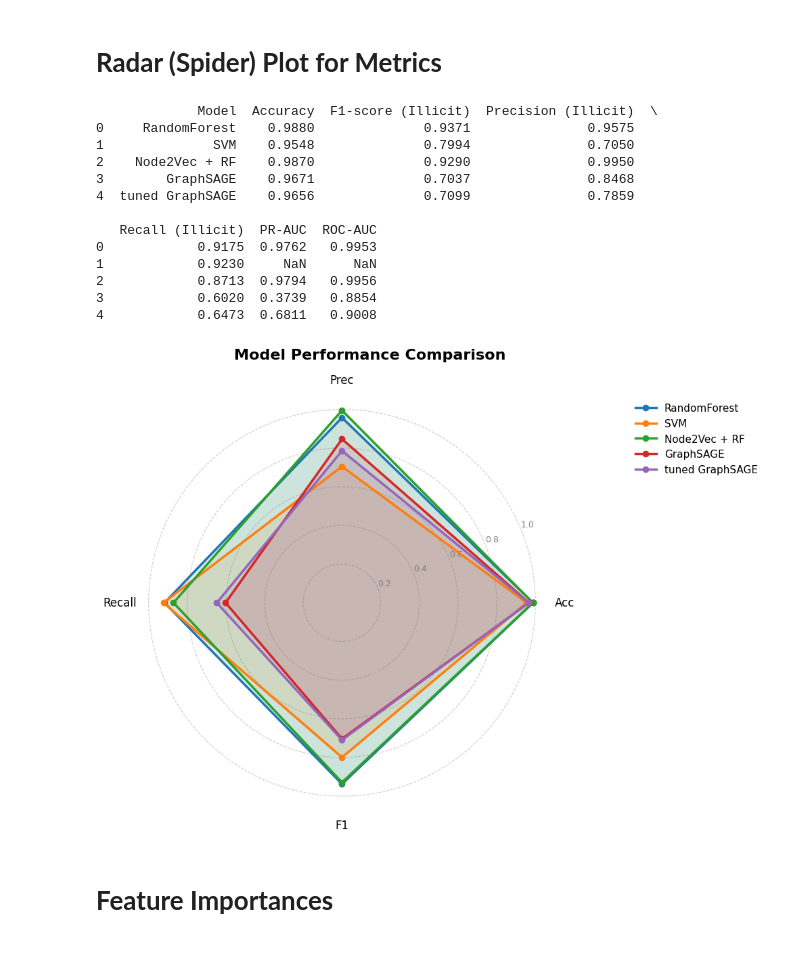
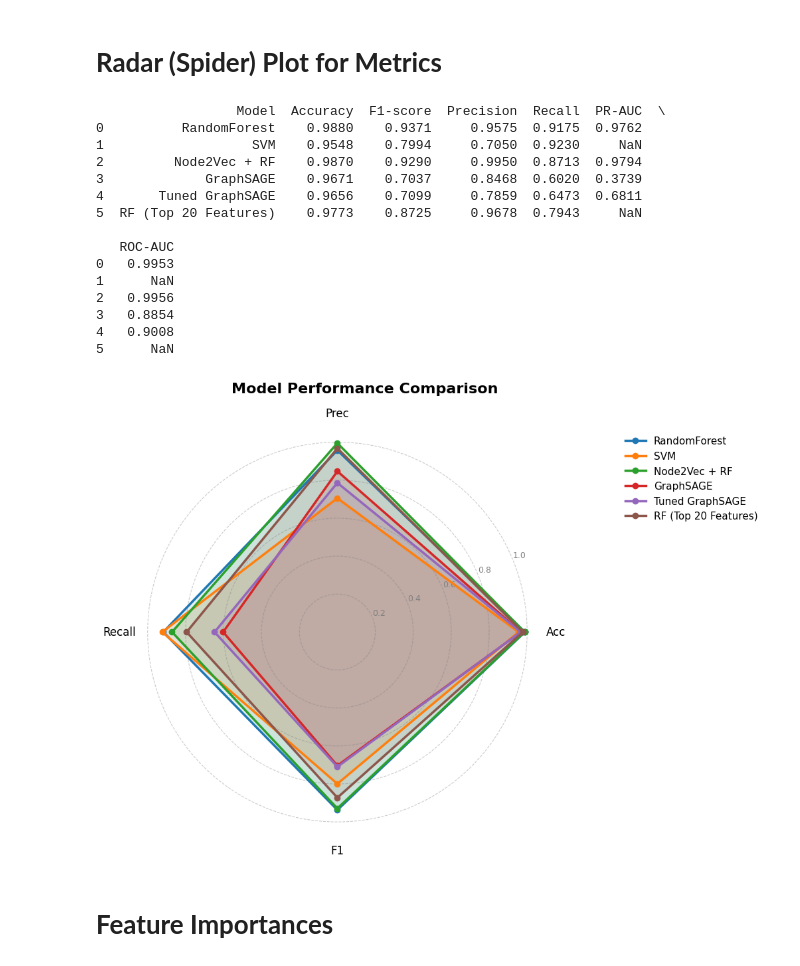
Before and after one commit to BayramovaNazrin/illicit-btc-detection, a Jupyter notebook: model_evaluation.ipynb, the cells around one changed output. Saved outputs shown, nothing was run; the diff lists cells and outputs as text; code cells hidden in the pictures.

```diff
--- a/model_evaluation.ipynb
+++ b/model_evaluation.ipynb
@@ -90,15 +98,17 @@ display(df_results)
 import numpy as np
 import matplotlib.pyplot as plt
 
-
 results = {
-    "Model": ["RandomForest", "SVM", "Node2Vec + RF", "GraphSAGE", "tuned GraphSAGE"],
-    "Accuracy": [0.9880, 0.9548, 0.9870, 0.9671, 0.9656],
-    "F1-score (Illicit)": [0.9371, 0.7994, 0.9290, 0.7037, 0.7099],
-    "Precision (Illicit)": [0.9575, 0.7050, 0.9950, 0.8468, 0.7859],
-    "Recall (Illicit)": [0.9175, 0.9230, 0.8713, 0.6020, 0.6473],
-    "PR-AUC": [0.9762, np.nan, 0.9794, 0.3739 , 0.6811],
-    "ROC-AUC": [0.9953, np.nan, 0.9956, 0.8854, 0.9008]
+    "Model": [
+        "RandomForest", "SVM", "Node2Vec + RF",
+        "GraphSAGE", "Tuned GraphSAGE", "RF (Top 20 Features)"
+    ],
+    "Accuracy":       [0.9880, 0.9548, 0.9870, 0.9671, 0.9656, 0.9773],
+    "F1-score":       [0.9371, 0.7994, 0.9290, 0.7037, 0.7099, 0.8725],
+    "Precision":      [0.9575, 0.7050, 0.9950, 0.8468, 0.7859, 0.9678],
+    "Recall":         [0.9175, 0.9230, 0.8713, 0.6020, 0.6473, 0.7943],
+    "PR-AUC":         [0.9762, np.nan, 0.9794, 0.3739, 0.6811, np.nan],
+    "ROC-AUC":        [0.9953, np.nan, 0.9956, 0.8854, 0.9008, np.nan]
 }
 
 df_results = pd.DataFrame(results)
@@ -119,16 +129,22 @@ angles += angles[:1]  # close the loop
 fig, ax = plt.subplots(figsize=(8, 7.5), subplot_kw=dict(polar=True))
 
 # Colors
-colors = ['#1f77b4', '#ff7f0e', '#2ca02c', '#d62728', '#9467bd']
-
+colors = [
+    '#1f77b4',  # blue
+    '#ff7f0e',  # orange
+    '#2ca02c',  # green
+    '#d62728',  # red
+    '#9467bd',  # purple
+    '#8c564b'   # brown (new one for the 6th model)
+]
 
 # Plot each model
 for i, (idx, row) in enumerate(df_results.iterrows()):
     values = [
-        row["Accuracy"],
-        row["Precision (Illicit)"],
-        row["Recall (Illicit)"],
-        row["F1-score (Illicit)"]
+    row["Accuracy"],
+    row["Precision"],
+    row["Recall"],
+    row["F1-score"]
     ]
     values += values[:1]
     ax.plot(angles, values, 'o-', linewidth=2.5, label=row['Model'], color=colors[i], markersize=6)
@@ -162,46 +178,48 @@ for i, label in enumerate(short_labels):
         va='center',
         fontsize=12,
         fontweight='medium'
     )
 
 # Title
 fig.suptitle(
     "Model Performance Comparison",
     fontsize=16,
     fontweight='bold',
     x=0.5,
     y=0.97,
     ha='center'
 )
 
 # Legend
 ax.legend(
     loc='upper left',
     bbox_to_anchor=(1.18, 1.0),
     frameon=False,
     fontsize=11
 )
 
 # Final layout
 plt.tight_layout()
 plt.subplots_adjust(top=0.88, right=0.85)
 plt.savefig(f"{save_dir}/radar_plot.png", dpi=300, bbox_inches="tight")
 plt.show()
 # %% [output]
-             Model  Accuracy  F1-score (Illicit)  Precision (Illicit)  \
-0     RandomForest    0.9880              0.9371               0.9575
-1              SVM    0.9548              0.7994               0.7050
-2    Node2Vec + RF    0.9870              0.9290               0.9950
-3        GraphSAGE    0.9671              0.7037               0.8468
-4  tuned GraphSAGE    0.9656              0.7099               0.7859
+                  Model  Accuracy  F1-score  Precision  Recall  PR-AUC  \
+0          RandomForest    0.9880    0.9371     0.9575  0.9175  0.9762
+1                   SVM    0.9548    0.7994     0.7050  0.9230     NaN
+2         Node2Vec + RF    0.9870    0.9290     0.9950  0.8713  0.9794
+3             GraphSAGE    0.9671    0.7037     0.8468  0.6020  0.3739
+4       Tuned GraphSAGE    0.9656    0.7099     0.7859  0.6473  0.6811
+5  RF (Top 20 Features)    0.9773    0.8725     0.9678  0.7943     NaN
 
-   Recall (Illicit)  PR-AUC  ROC-AUC
-0            0.9175  0.9762   0.9953
-1            0.9230     NaN      NaN
-2            0.8713  0.9794   0.9956
-3            0.6020  0.3739   0.8854
-4            0.6473  0.6811   0.9008
+   ROC-AUC
+0   0.9953
+1      NaN
+2   0.9956
+3   0.8854
+4   0.9008
+5      NaN
-[figure, old version]
+[figure, new version]
 # %% [markdown]
 # **Feature Importances**
 # %%
```
Also changed, not shown: parts of 3 cells of this notebook.
